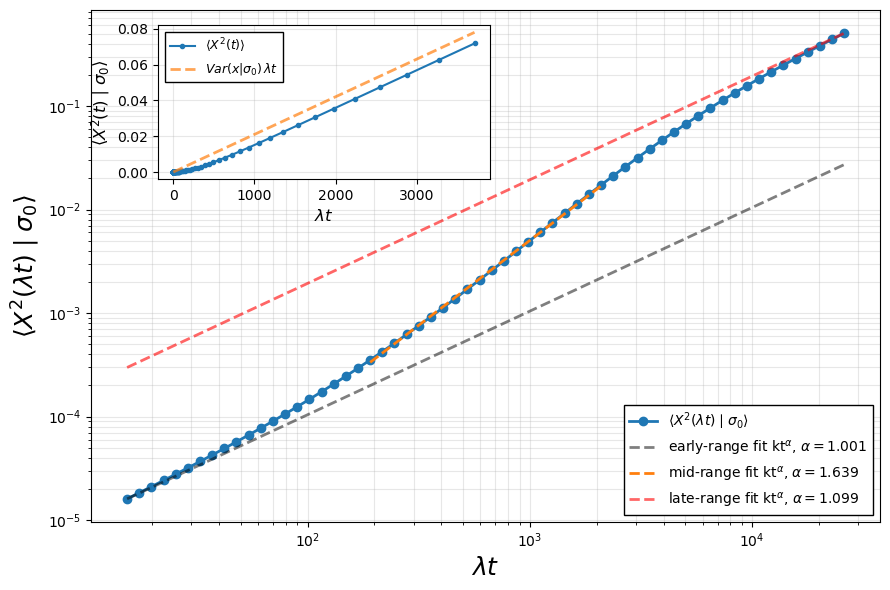
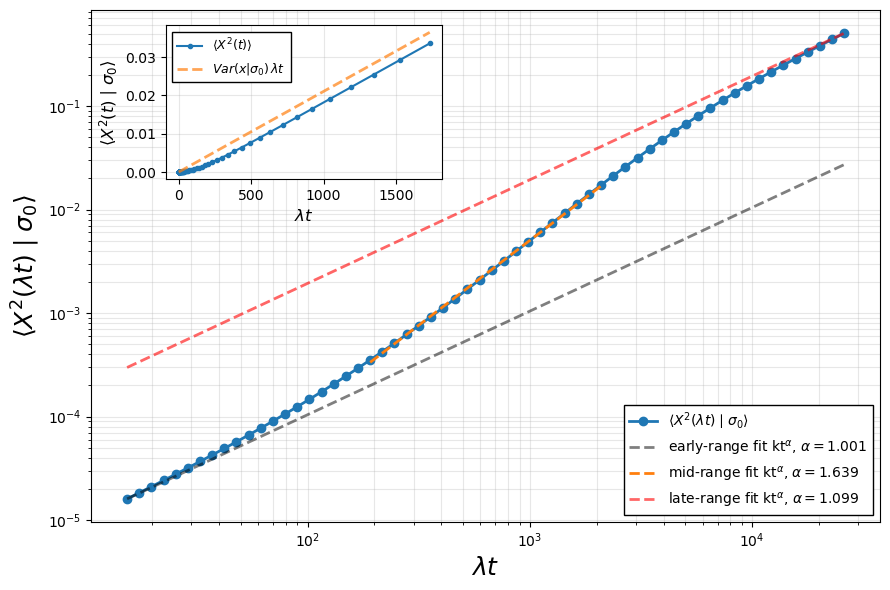
Unified diff of the notebook cell whose output changed from the first chart to the second:
--- before
+++ after
@@ -100,8 +100,8 @@
 
 # Linear inset
-ax_in = ax_main.inset_axes([0.085, 0.67, 0.42, 0.30])
-ax_in.plot(t_range/7, X2_t/7, 'o-', lw=1.5, ms=3,
+ax_in = ax_main.inset_axes([0.095, 0.67, 0.35, 0.30])
+ax_in.plot(t_range/15, X2_t/15, 'o-', lw=1.5, ms=3,
            label=r'$\langle X^2(t)\rangle$')
-ax_in.plot(t_range/7, (mean**2 + noise**2/(2*rev_str)) * t_range/7, '--', lw=2, alpha=0.7,label=r'$Var(x|\sigma_0)\,\lambda t$')
+ax_in.plot(t_range/15, (mean**2 + noise**2/(2*rev_str)) * t_range/15, '--', lw=2, alpha=0.7,label=r'$Var(x|\sigma_0)\,\lambda t$')
 
 ax_in.set_xlabel(r'$\lambda t$', fontsize=12)

Commit: Add files via upload